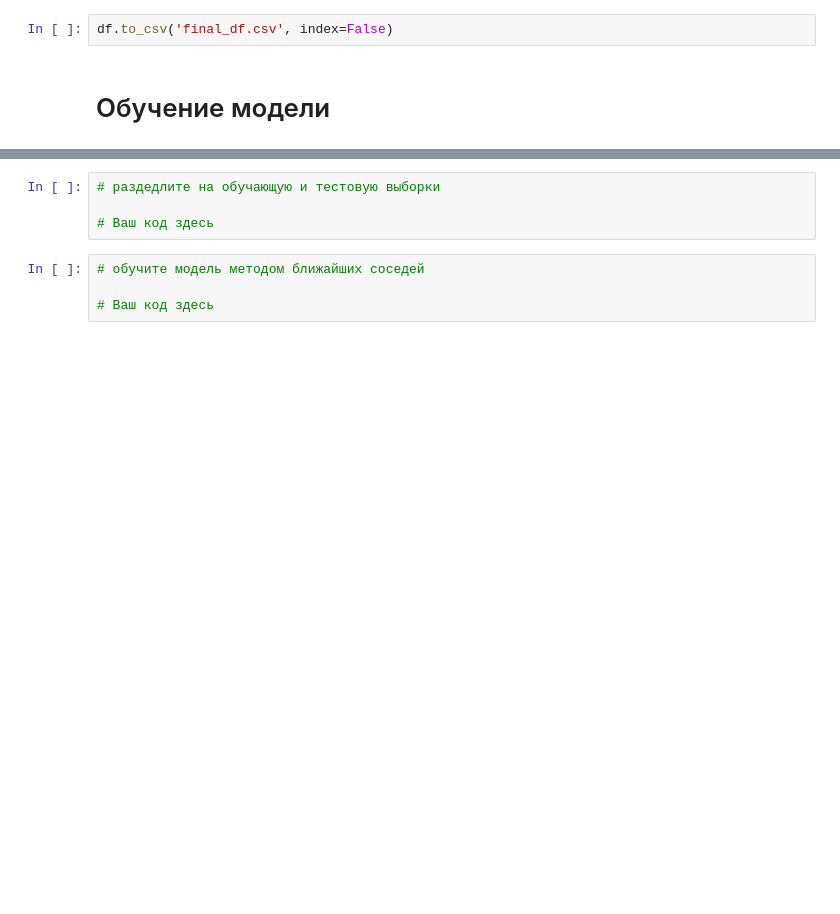
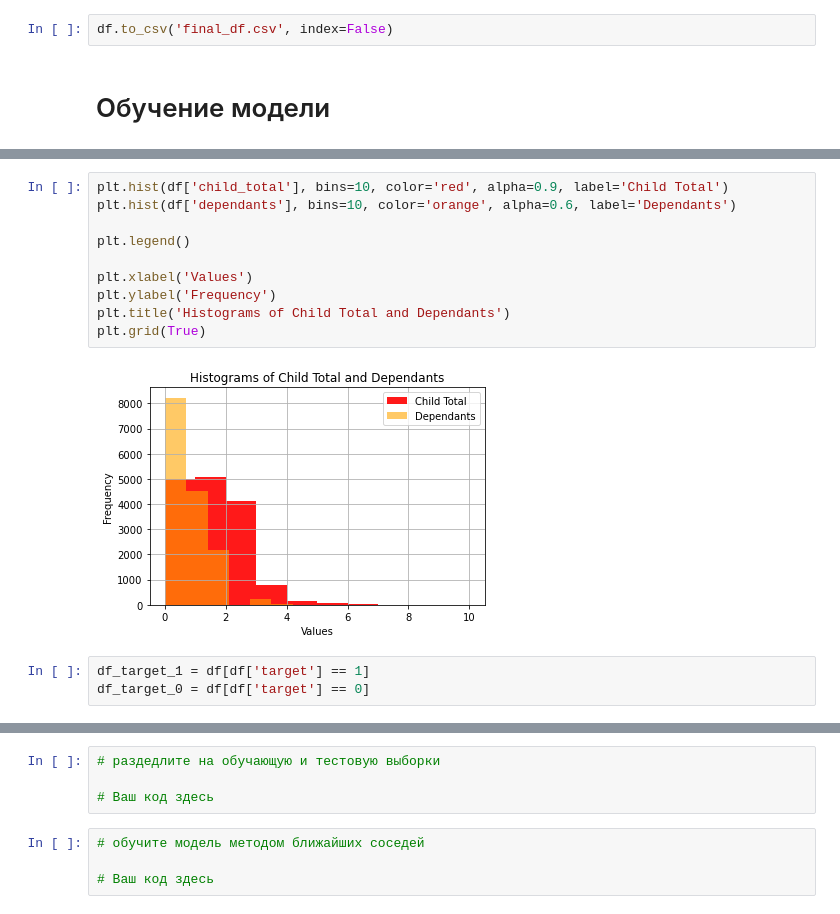
Before and after one commit to anastasiaspakovskaa/ml_course, a Jupyter notebook: knn/homework. Метод ближайших соседей.ipynb, the cells around one changed output, grey strips where cells are left out. Cells and saved outputs as stored; diff of their text form; blank space fills up the shorter version.

```diff
--- a/knn/homework. Метод ближайших соседей.ipynb
+++ b/knn/homework. Метод ближайших соседей.ipynb
@@ -542,0 +601,15 @@ df.to_csv('final_df.csv', index=False)
+# %%
+plt.hist(df['child_total'], bins=10, color='red', alpha=0.9, label='Child Total')
+plt.hist(df['dependants'], bins=10, color='orange', alpha=0.6, label='Dependants')
+
+plt.legend()
+
+plt.xlabel('Values')
+plt.ylabel('Frequency')
+plt.title('Histograms of Child Total and Dependants')
+plt.grid(True)
+# %% [output]
+[figure, added]
+# %%
+df_target_1 = df[df['target'] == 1]
+df_target_0 = df[df['target'] == 0]
```
Also changed, not shown: parts of 12 cells of this notebook.
